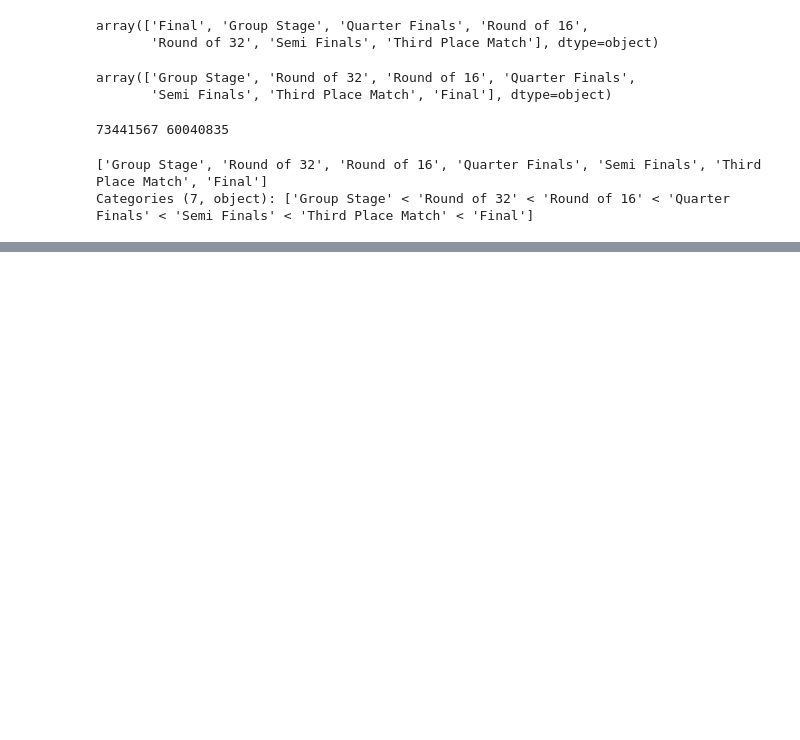
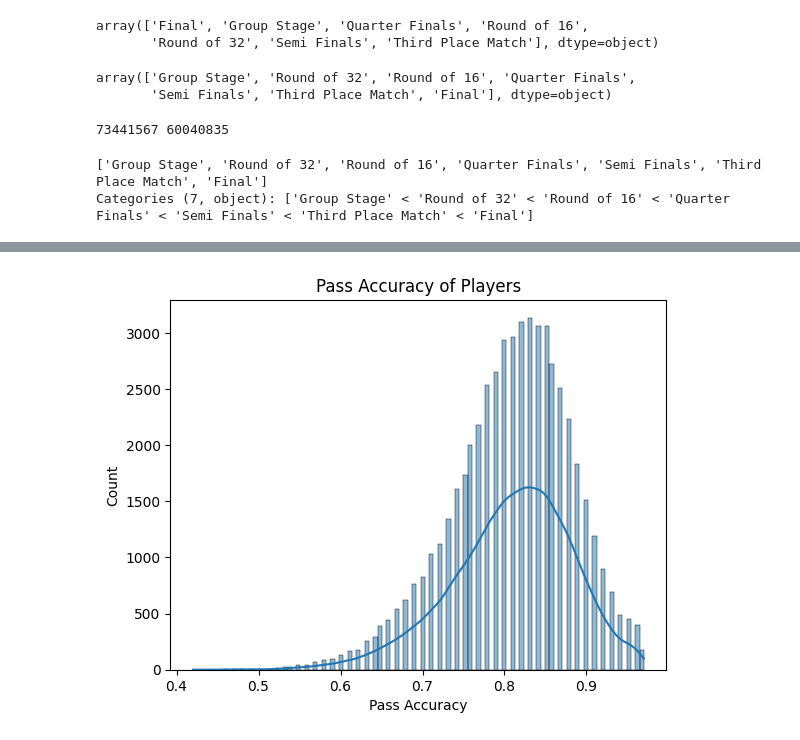
Before and after one commit to ebenezeryeboah/data-analysis-practice, a Jupyter notebook: 2026-fifa-world-cup.ipynb, the cells around one changed output, grey strips where cells are left out. Cells and saved outputs as stored; diff of their text form; code cells hidden in the pictures; blank space fills up the shorter version.

```diff
--- a/2026-fifa-world-cup.ipynb
+++ b/2026-fifa-world-cup.ipynb
@@ -239,0 +268,7 @@ Categories (7, object): ['Group Stage' < 'Round of 32' < 'Round of 16' < 'Quarte
+# %%
+sns.histplot(data=df,legend =True, kde=True, x = df['pass_accuracy'])
+plt.title('Pass Accuracy of Players')
+plt.xlabel('Pass Accuracy')
+plt.show()
+# %% [output]
+[figure, added]
```
Also changed, not shown: parts of 7 cells of this notebook.
